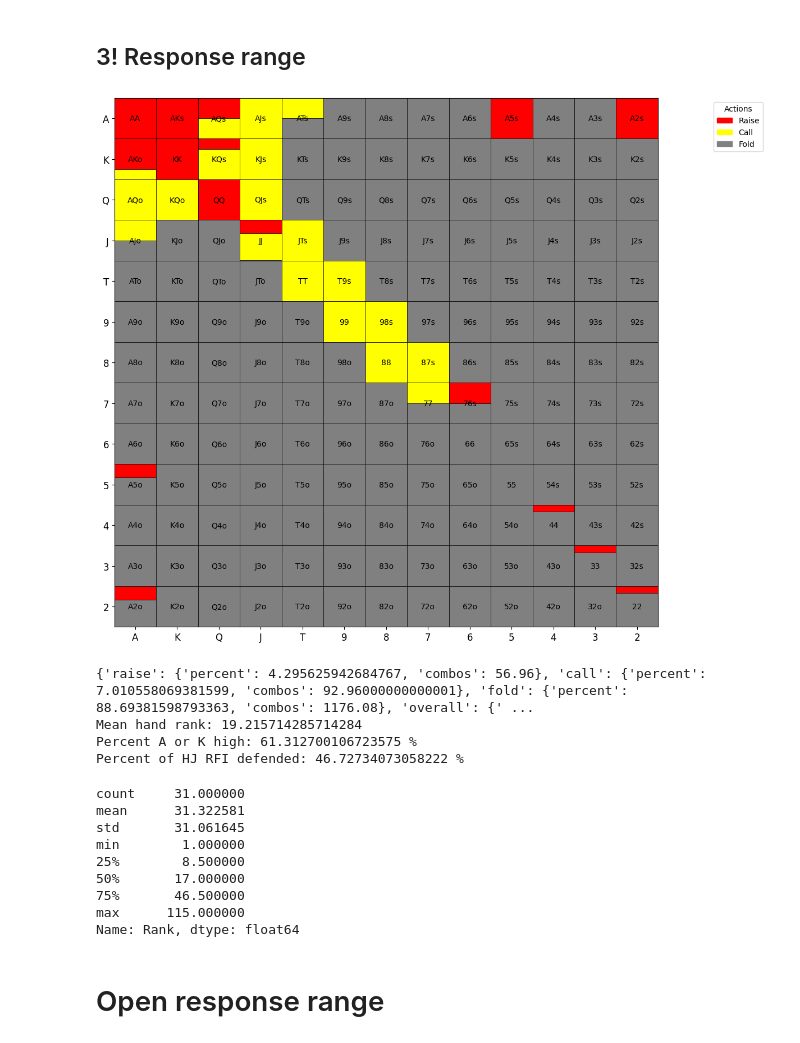
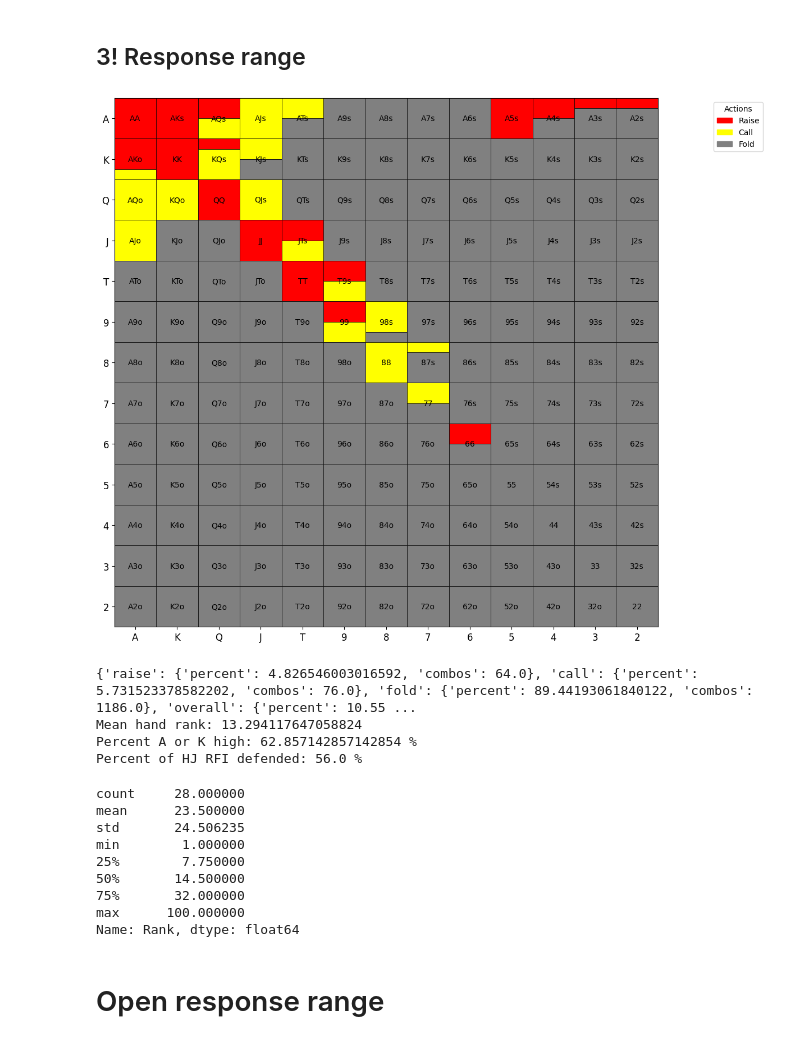
Before and after one commit to KunaalAgarwal/poker_analysis, a Jupyter notebook: src/hj_ranges.ipynb, the cells around one changed output. Cells and saved outputs as stored; diff of their text form; code cells hidden in the pictures.

```diff
--- a/src/hj_ranges.ipynb
+++ b/src/hj_ranges.ipynb
@@ -139,17 +137,17 @@ response_3bet_range = {
     "AA": {"raise": 1.0, "call": 0.0},
     "KK": {"raise": 1.0, "call": 0.0},
     "QQ": {"raise": 1.0, "call": 0.0},
-    "JJ": {"raise": 0.33, "call": 0.66},
-    "TT": {"raise": 0.0, "call": 1.0},
-    "99": {"raise": 0.0, "call": 1.0},
+    "JJ": {"raise": 1.0, "call": 0.0},
+    "TT": {"raise": 1.0, "call": 0.0},
+    "99": {"raise": 0.5, "call": 0.5},
     "88": {"raise": 0.0, "call": 1.0},
     "77": {"raise": 0.0, "call": 0.5},
-    "66": {"raise": 0.0, "call": 0.0},
+    # 4bet bluff (unblocks AK, AQ, AJ, KQ, etc.), while ahead of those hands and can put high pressure on middling pairs
+    "66": {"raise": 0.5, "call": 0.0},
     "55": {"raise": 0.0, "call": 0.0},
-    # 4bet bluff (unblocks AK, AQ, AJ, KQ, etc.), while ahead of those hands and can put high pressure on middling pairs
-    "44": {"raise": 0.17, "call": 0.0},
-    "33": {"raise": 0.17, "call": 0.0},
-    "22": {"raise": 0.17, "call": 0.0},
+    "44": {"raise": 0.0, "call": 0.0},
+    "33": {"raise": 0.0, "call": 0.0},
+    "22": {"raise": 0.0, "call": 0.0},
 
     "AKs": {"raise": 1.0, "call": 0.0},
     "AQs": {"raise": 0.5, "call": 0.5},
@@ -159,24 +157,25 @@ response_3bet_range = {
     "A8s": {"raise": 0.0, "call": 0.0},
     "A7s": {"raise": 0.0, "call": 0.0},
     "A6s": {"raise": 0.0, "call": 0.0},
-    "A5s": {"raise": 1.0, "call": 0.0}, # 4bet bluff
-    "A4s": {"raise": 0.0, "call": 0.0},
-    "A3s": {"raise": 0.0, "call": 0.0},
-    "A2s": {"raise": 1.0, "call": 0.0}, # 4bet bluff
+    # 4bet bluff
+    "A5s": {"raise": 1.0, "call": 0.0},
+    "A4s": {"raise": 0.5, "call": 0.0},
+    "A3s": {"raise": 0.25, "call": 0.0},
+    "A2s": {"raise": 0.25, "call": 0.0},
 
-    "AKo": {"raise": .75, "call": 0.25},
+    "AKo": {"raise": 0.75, "call": 0.25}, # uncap flatting range
     "AQo": {"raise": 0.0, "call": 1.0},
-    "AJo": {"raise": 0.0, "call": 0.5},
+    "AJo": {"raise": 0.0, "call": 1.0},
     "ATo": {"raise": 0.0, "call": 0.0},
     "A9o": {"raise": 0.0, "call": 0.0},
 
-    "A5o": {"raise": 0.33, "call": 0.0}, # come back to adjust bluff frequencies
+    "A5o": {"raise": 0.0, "call": 0.0},
     "A4o": {"raise": 0.0, "call": 0.0},
     "A3o": {"raise": 0.0, "call": 0.0},
-    "A2o": {"raise": 0.33, "call": 0.0},
+    "A2o": {"raise": 0.0, "call": 0.0},
 
     "KQs": {"raise": 0.25, "call": 0.75},
-    "KJs": {"raise": 0.0, "call": 1.0},
+    "KJs": {"raise": 0.0, "call": 0.5},
     "KTs": {"raise": 0.0, "call": 0.0},
     "K9s": {"raise": 0.0, "call": 0.0},
 
@@ -191,55 +190,55 @@ response_3bet_range = {
     "QTo": {"raise": 0.0, "call": 0.0},
     "Q9o": {"raise": 0.0, "call": 0.0},
 
-    "JTs": {"raise": 0.0, "call": 1.0},
+    "JTs": {"raise": 0.5, "call": 0.5}, # 4bet bluff (unblocks middling pairs that will def fold, good playability if called)
     "J9s": {"raise": 0.0, "call": 0.0},
 
     "JTo": {"raise": 0.0, "call": 0.0},
     "J9o": {"raise": 0.0, "call": 0.0},
 
-    "T9s": {"raise": 0.0, "call": 1.0},
+    "T9s": {"raise": 0.5, "call": 0.5}, # 4bet bluff (unblocks middling pairs that will def fold, good playability if called)
     "T8s": {"raise": 0.0, "call": 0.0},
 
-    "98s": {"raise": 0.0, "call": 1.0},
+    "98s": {"raise": 0.0, "call": 0.75},
     "97s": {"raise": 0.0, "call": 0.0},
 
-    "87s": {"raise": 0.0, "call": 1.0},
+    "87s": {"raise": 0.0, "call": 0.25},
     "86s": {"raise": 0.0, "call": 0.0},
 
-    "76s": {"raise": 0.5, "call": 0.0},
+    "76s": {"raise": 0.0, "call": 0.0},
     "75s": {"raise": 0.0, "call": 0.0},
 
     "65s": {"raise": 0.0, "call": 0.0},
 }
 # Visualize the range
 response_3bet = range_construction.generate_range(response_3bet_range, '../ranges/hj_ranges/hj_3!response.png')
 response_3bet_distribution = range_construction.range_hand_distribution(response_3bet_range)
 response_3bet_percent_by_actions = range_construction.range_percent_by_all_actions(response_3bet_range)
 response_3bet_mean_hand_rank = range_construction.average_range_rank(response_3bet_range)
 
 defended_rfi = 100*response_3bet_percent_by_actions['overall']['combos'] / rfi_percent_by_actions['overall']['combos']
 
 print(response_3bet_percent_by_actions)
 print(f'Mean hand rank: {response_3bet_mean_hand_rank}')
 print(f'Percent A or K high: {range_construction.percent_range_high_card(response_3bet_range)} %')
 print(f'Percent of HJ RFI defended: {defended_rfi} %')
 
 response_3bet_distribution[1].to_csv('../ranges/hj_ranges/hj_3bet_response_distribution.csv')
 response_3bet_distribution[0]
 # %% [output]
-[figure, old version]
+[figure, new version]
-{'raise': {'percent': 4.295625942684767, 'combos': 56.96}, 'call': {'percent': 7.010558069381599, 'combos': 92.96000000000001}, 'fold': {'percent': 88.69381598793363, 'combos': 1176.08}, 'overall': {' ...
-Mean hand rank: 19.215714285714284
-Percent A or K high: 61.312700106723575 %
-Percent of HJ RFI defended: 46.72734073058222 %
+{'raise': {'percent': 4.826546003016592, 'combos': 64.0}, 'call': {'percent': 5.731523378582202, 'combos': 76.0}, 'fold': {'percent': 89.44193061840122, 'combos': 1186.0}, 'overall': {'percent': 10.55 ...
+Mean hand rank: 13.294117647058824
+Percent A or K high: 62.857142857142854 %
+Percent of HJ RFI defended: 56.0 %
-count     31.000000
-mean      31.322581
-std       31.061645
+count     28.000000
+mean      23.500000
+std       24.506235
 min        1.000000
-25%        8.500000
-50%       17.000000
-75%       46.500000
-max      115.000000
+25%        7.750000
+50%       14.500000
+75%       32.000000
+max      100.000000
 Name: Rank, dtype: float64
 # %% [markdown]
 # Open response range
```
Also changed, not shown: parts of 3 cells of this notebook, 5 other files.
